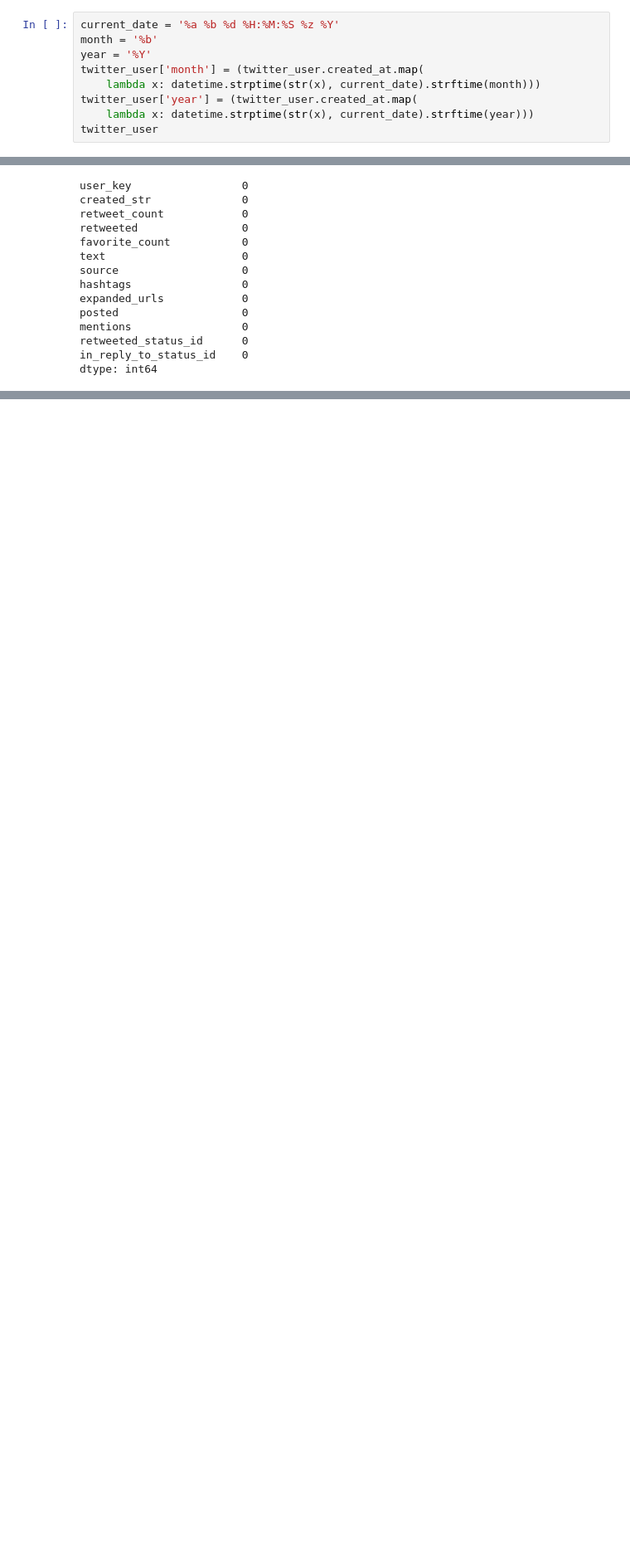
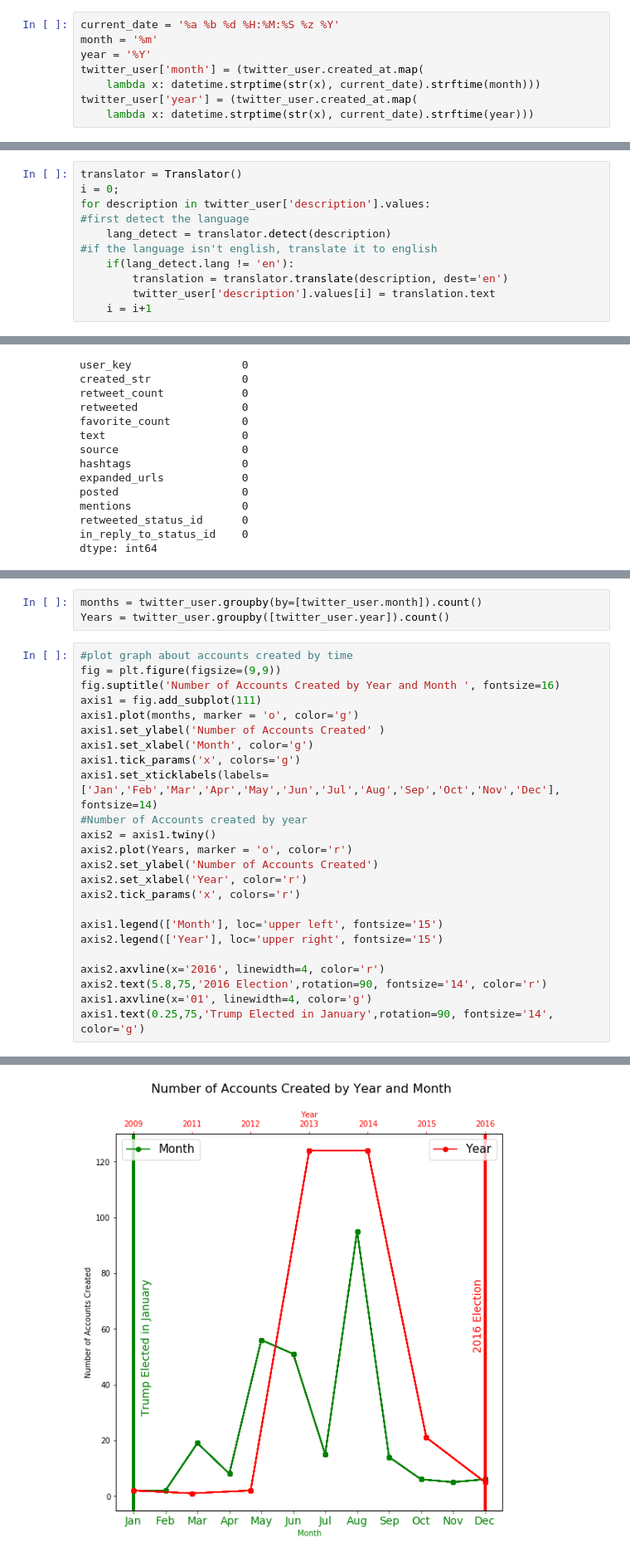
Before and after one commit to Jdeep/info212project, a Jupyter notebook: Russian Tweets Project.ipynb, the cells around one changed output, grey strips where cells are left out. Shown at 83% size. Drawn from its saved outputs; the diff is of its cells as text; blank space fills up the shorter version.

```diff
--- a/Russian Tweets Project.ipynb
+++ b/Russian Tweets Project.ipynb
@@ -63,10 +70,9 @@ dtype: int64
 ### Reformating created_str to month and year columns
 # %%
 current_date = '%a %b %d %H:%M:%S %z %Y'
-month = '%b'
+month = '%m'
 year = '%Y'
 twitter_user['month'] = (twitter_user.created_at.map(
     lambda x: datetime.strptime(str(x), current_date).strftime(month)))
 twitter_user['year'] = (twitter_user.created_at.map(
     lambda x: datetime.strptime(str(x), current_date).strftime(year)))
-twitter_user
@@ -92,3 +125,14 @@ twitter_user
+# %%
+translator = Translator()
+i = 0;
+for description in twitter_user['description'].values:
+#first detect the language
+    lang_detect = translator.detect(description)
+#if the language isn't english, translate it to english
+    if(lang_detect.lang != 'en'):
+        translation = translator.translate(description, dest='en')
+        twitter_user['description'].values[i] = translation.text
+    i = i+1
 # %% [markdown]
 ## Clean Tweets dataframe
 # %%
@@ -152,0 +270,28 @@ top_20_df = pd.DataFrame({'text':retweets.index, 'retweets':retweets.values})
+# %%
+months = twitter_user.groupby(by=[twitter_user.month]).count()
+Years = twitter_user.groupby([twitter_user.year]).count()
+# %%
+#plot graph about accounts created by time
+fig = plt.figure(figsize=(9,9))
+fig.suptitle('Number of Accounts Created by Year and Month ', fontsize=16)
+axis1 = fig.add_subplot(111)
+axis1.plot(months, marker = 'o', color='g')
+axis1.set_ylabel('Number of Accounts Created' )
+axis1.set_xlabel('Month', color='g')
+axis1.tick_params('x', colors='g')
+axis1.set_xticklabels(labels=['Jan','Feb','Mar','Apr','May','Jun','Jul','Aug','Sep','Oct','Nov','Dec'], fontsize=14)
+#Number of Accounts created by year
+axis2 = axis1.twiny()
+axis2.plot(Years, marker = 'o', color='r')
+axis2.set_ylabel('Number of Accounts Created')
+axis2.set_xlabel('Year', color='r')
+axis2.tick_params('x', colors='r')
+
+axis1.legend(['Month'], loc='upper left', fontsize='15')
+axis2.legend(['Year'], loc='upper right', fontsize='15')
+
+axis2.axvline(x='2016', linewidth=4, color='r')
+axis2.text(5.8,75,'2016 Election',rotation=90, fontsize='14', color='r')
+axis1.axvline(x='01', linewidth=4, color='g')
+axis1.text(0.25,75,'Trump Elected in January',rotation=90, fontsize='14', color='g')
+# %% [output]
@@ -152,0 +299 @@ top_20_df = pd.DataFrame({'text':retweets.index, 'retweets':retweets.values})
+[figure, added]
```
Also changed, not shown: parts of 42 cells of this notebook.
